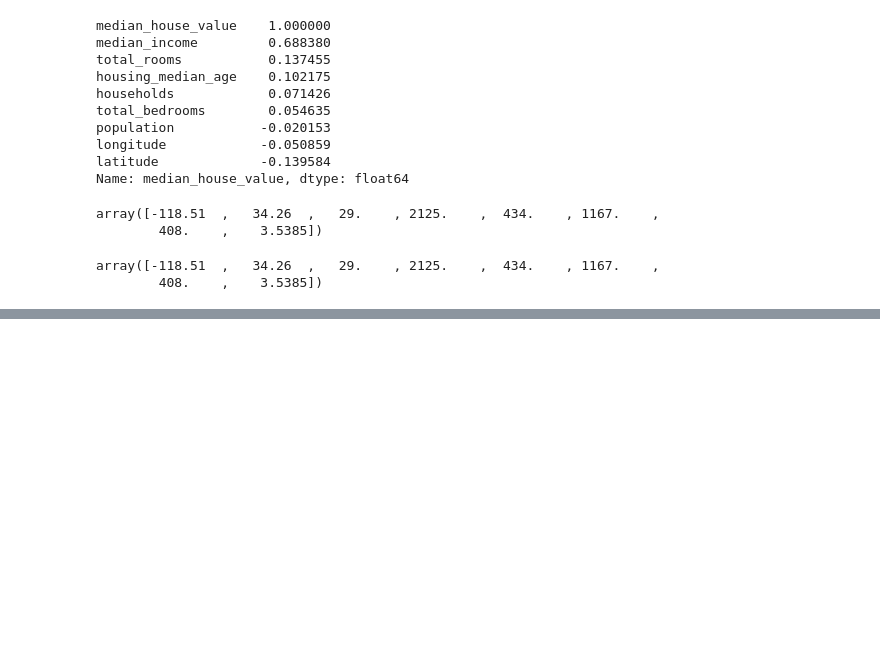
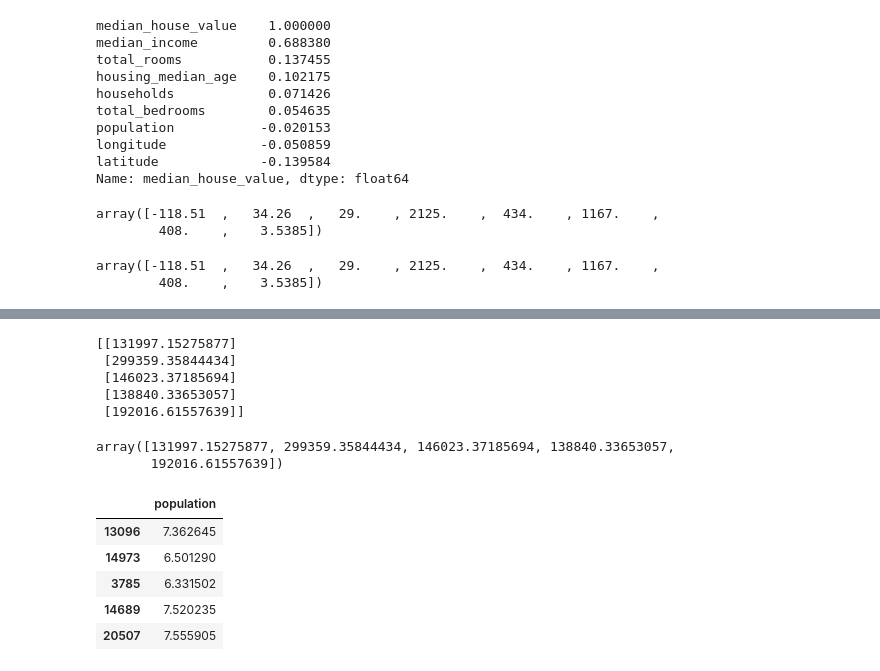
Before and after one commit to thelightfeaver/machine-leaning-practices, a Jupyter notebook: IA-end-to-end.ipynb, the cells around one changed output, grey strips where cells are left out. Saved outputs shown, nothing was run; the diff lists cells and outputs as text; code cells hidden in the pictures; blank space fills up the shorter version.

```diff
--- a/IA-end-to-end.ipynb
+++ b/IA-end-to-end.ipynb
@@ -296,0 +327,47 @@ array([[0.19574037, 0.55851064, 1.        , ..., 0.09649123, 0.19283181,
+# %%
+from sklearn.linear_model import LinearRegression
+
+
+target_scaler = StandardScaler()
+scaled_labels = target_scaler.fit_transform(housing_labels.to_frame())
+
+m = LinearRegression()
+m.fit(housing[['median_income']], scaled_labels)
+some_new_data = housing[['median_income']].iloc[:5]
+
+scaled_predictions = m.predict(some_new_data)
+predicctions = target_scaler.inverse_transform(scaled_predictions)
+print(predicctions)
+# %% [output]
+[[131997.15275877]
+ [299359.35844434]
+ [146023.37185694]
+ [138840.33653057]
+ [192016.61557639]]
+# %%
+from sklearn.compose import TransformedTargetRegressor
+
+model = TransformedTargetRegressor(LinearRegression(),
+                                   transformer=StandardScaler())
+model.fit(housing[['median_income']], housing_labels)
+predicctions = model.predict(some_new_data)
+display(predicctions)
+# %% [output]
+array([131997.15275877, 299359.35844434, 146023.37185694, 138840.33653057,
+       192016.61557639])
+# %%
+# costum Transformers
+
+from sklearn.preprocessing import FunctionTransformer
+
+log_transformer = FunctionTransformer(np.log, inverse_func=np.exp)
+log_pop = log_transformer.transform(housing[['population']])
+
+display(log_pop[:5])
+# %% [output]
+|  | population |
+| 13096 | 7.362645 |
+| 14973 | 6.501290 |
+| 3785 | 6.331502 |
+| 14689 | 7.520235 |
+| 20507 | 7.555905 |
```
Also changed, not shown: parts of 16 cells of this notebook.
